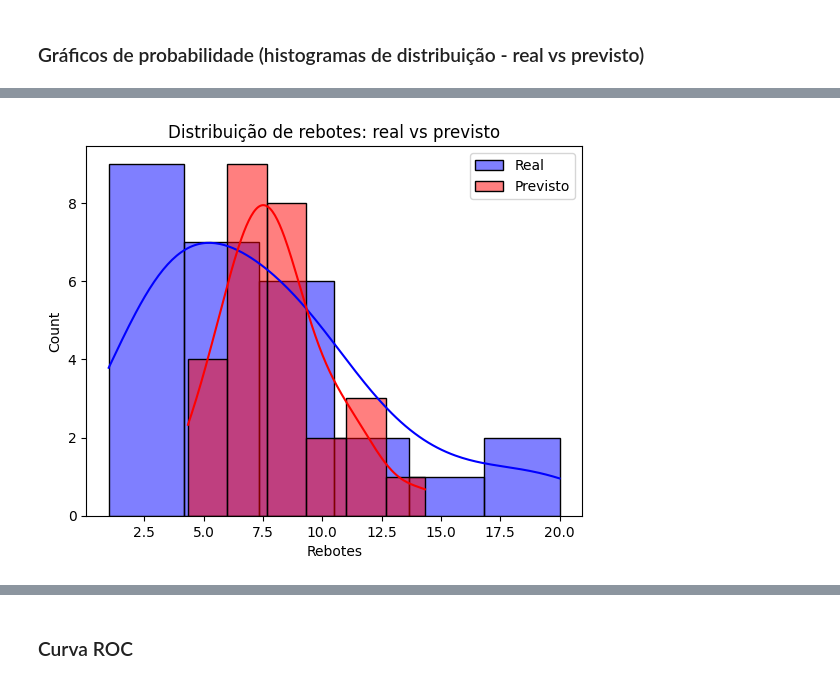
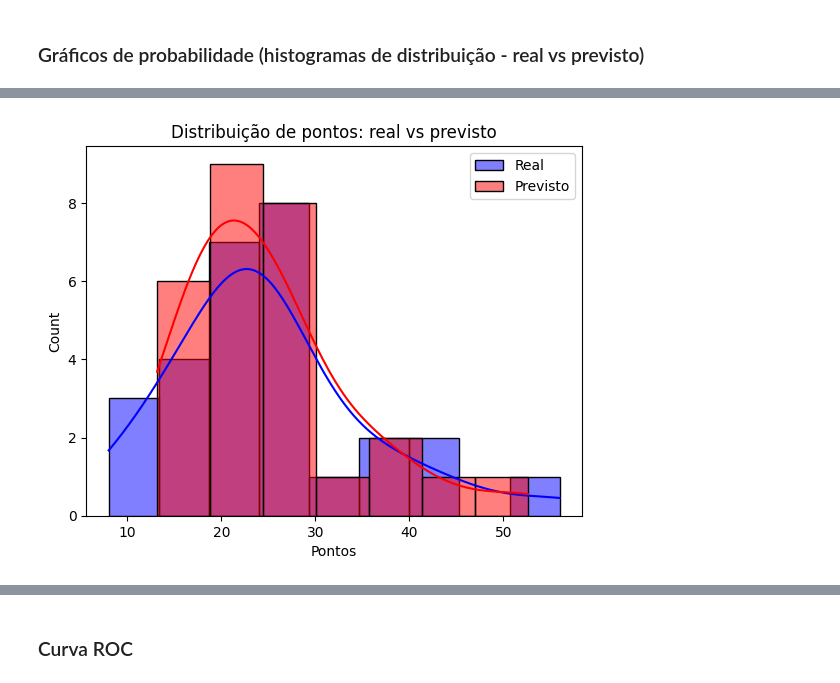
Before and after one commit to luiz-davi-m/ciencia-de-dados-nba, a Jupyter notebook: Parte 3/RF3 e RF4.ipynb, the cells around one changed output, grey strips where cells are left out. Saved outputs shown, nothing was run; the diff lists cells and outputs as text; code cells hidden in the pictures.

```diff
--- a/Parte 3/RF3 e RF4.ipynb
+++ b/Parte 3/RF3 e RF4.ipynb
@@ -146,8 +143,4 @@ plt.show()
-# %%
-sns.histplot(resultados['Rebotes'], color='blue', label='Real', kde=True)
-sns.histplot(resultados['Rebotes_previstos'], color='red', label='Previsto', kde=True)
-plt.legend()
-plt.title('Distribuição de rebotes: real vs previsto')
-plt.show()
-# %% [output]
-[figure, removed]
+# %%
+plotar_distribuicao(resultados, 'Pontos', 'Pontos_previstos')
+# %% [output]
+[figure, added]
```
Also changed, not shown: parts of 27 cells of this notebook, 11 other files.
